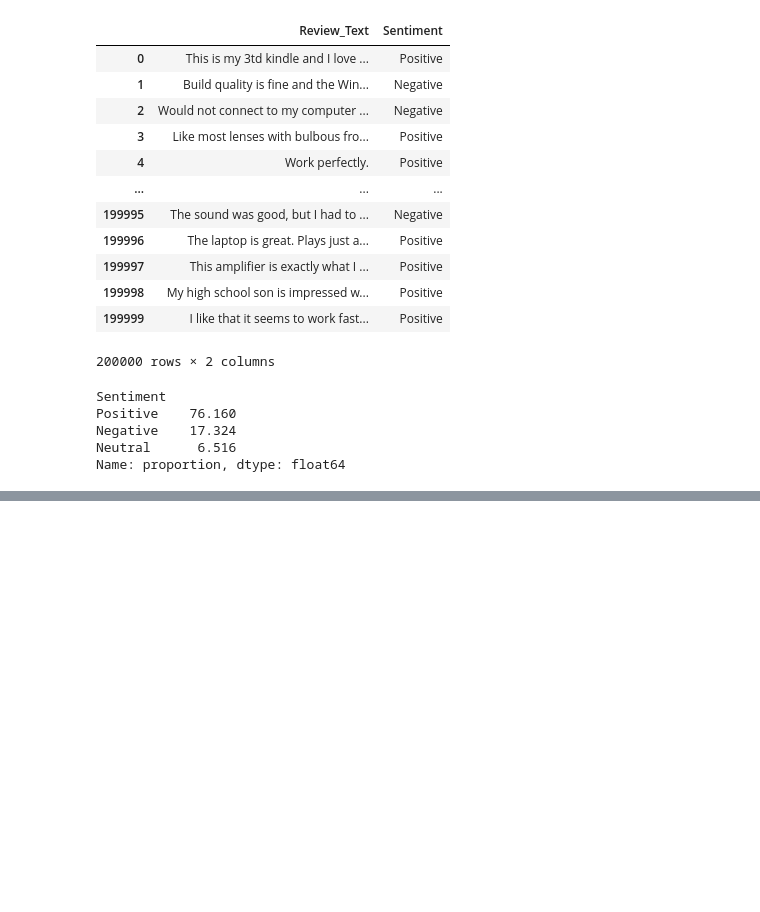
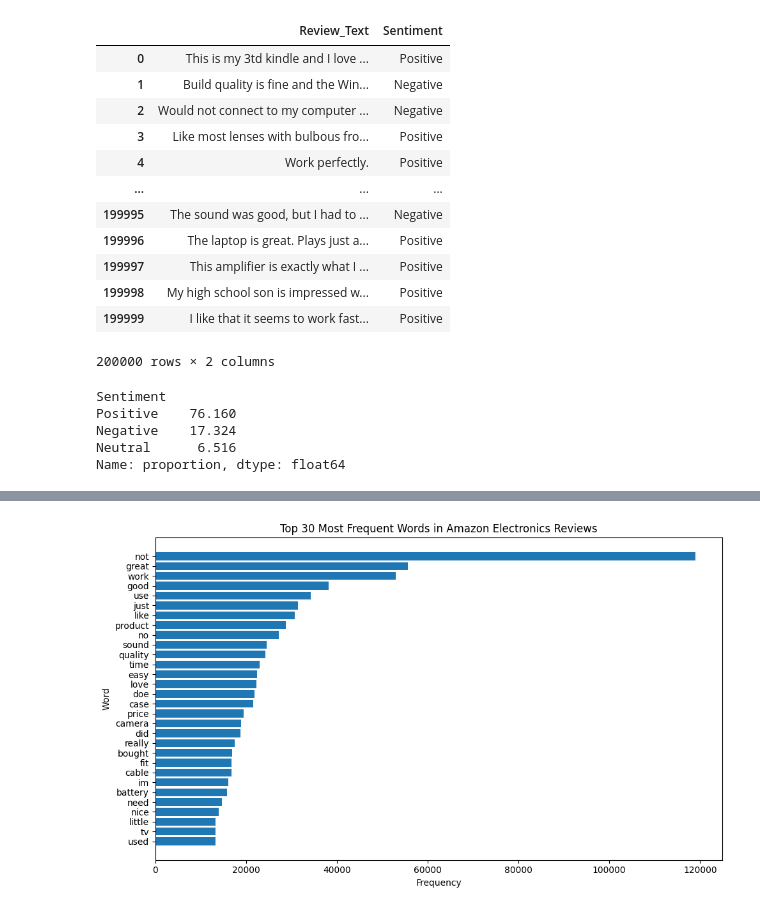
Before and after one commit to UKD1211/Amazon-Electronics-Review-Analytics, a Jupyter notebook: amazon-review-sentiment-analysis.ipynb, the cells around one changed output, grey strips where cells are left out. Drawn from its saved outputs; the diff is of its cells as text; code cells hidden in the pictures; blank space fills up the shorter version.

```diff
--- a/amazon-review-sentiment-analysis.ipynb
+++ b/amazon-review-sentiment-analysis.ipynb
@@ -71,0 +710,14 @@ Name: proportion, dtype: float64
+# %%
+#Most Frequent Words
+
+from collections import Counter
+
+word_counts = Counter(
+    word
+    for tokens in df["Tokens_Lemma"]
+    for word in tokens
+)
+
+top_words = word_counts.most_common(30)
+
+top_words
@@ -71,0 +742,14 @@ Name: proportion, dtype: float64
+# %%
+words, counts = zip(*top_words)
+
+plt.figure(figsize=(10, 6))
+plt.barh(words[::-1], counts[::-1])
+
+plt.xlabel("Frequency")
+plt.ylabel("Word")
+plt.title("Top 30 Most Frequent Words in Amazon Electronics Reviews")
+
+plt.tight_layout()
+plt.show()
+# %% [output]
+[figure, added]
```
Also changed, not shown: parts of 71 cells of this notebook.
